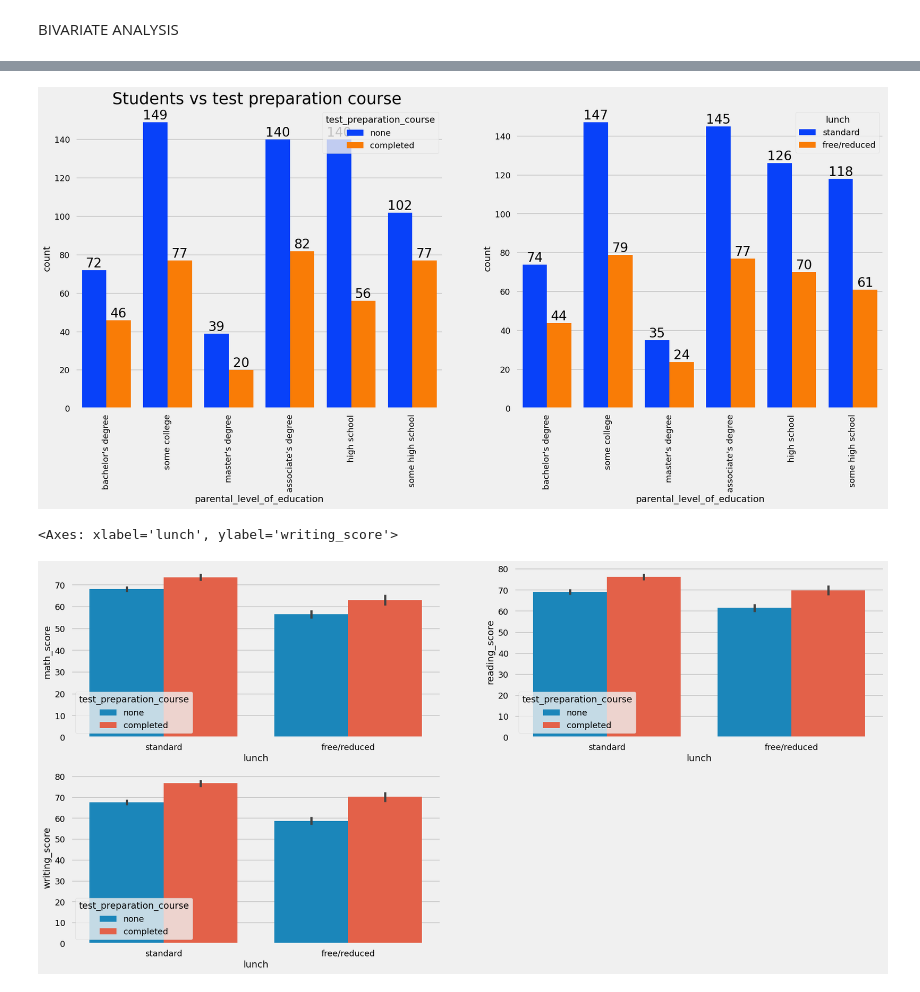
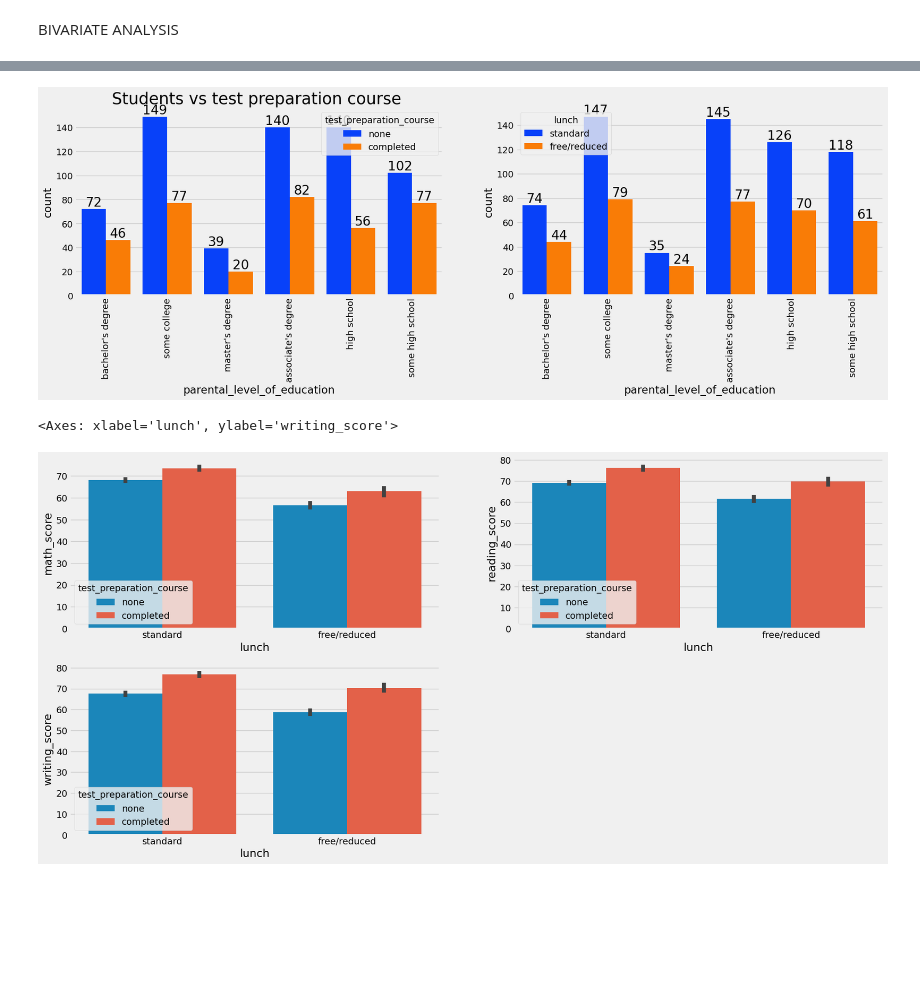
Before and after one commit to KadiyalaBabylavanya/ML-Project, a Jupyter notebook: notebook/EDA STUDENT PERFORMANCE.ipynb, the cells around one changed output, grey strips where cells are left out. Saved outputs shown, nothing was run; the diff lists cells and outputs as text; code cells hidden in the pictures; blank space fills up the shorter version.

```diff
--- a/notebook/EDA STUDENT PERFORMANCE.ipynb
+++ b/notebook/EDA STUDENT PERFORMANCE.ipynb
@@ -264,5 +264,5 @@ plt.show()
 # %%
-plt.rcParams['figure.figsize'] = (15, 9)
+plt.rcParams['figure.figsize'] = (10, 5)
 plt.style.use('fivethirtyeight')
 sns.countplot(df['parental_level_of_education'])
 plt.title('Comparison of Parental Education', fontweight = 30, fontsize = 20)
@@ -284,7 +284,7 @@ plt.show()
 BIVARIATE ANALYSIS
 # %%
 Group_data2=df.groupby('race_ethnicity')
-f,ax=plt.subplots(1,3,figsize=(20,8))
+f,ax=plt.subplots(1,3,figsize=(20,5))
 sns.barplot(x=Group_data2['math_score'].mean().index,y=Group_data2['math_score'].mean().values,palette = 'mako',ax=ax[0])
 ax[0].set_title('Math_score',color='#005ce6',size=20)
 
@@ -307,16 +307,16 @@ for container in ax[2].containers:
 # %%
-f,ax=plt.subplots(1,2,figsize=(20,8))
+f,ax=plt.subplots(1,2,figsize=(20,5))
 sns.countplot(x=df['parental_level_of_education'],data=df,palette = 'bright',hue='test_preparation_course',saturation=0.95,ax=ax[0])
 ax[0].set_title('Students vs test preparation course ',color='black',size=25)
 for container in ax[0].containers:
     ax[0].bar_label(container,color='black',size=20)
 ax[0].tick_params(axis='x', rotation=90)
 sns.countplot(x=df['parental_level_of_education'],data=df,palette = 'bright',hue='lunch',saturation=0.95,ax=ax[1])
 for container in ax[1].containers:
     ax[1].bar_label(container,color='black',size=20)
 ax[1].tick_params(axis='x', rotation=90)
 # %% [output]
-[figure, old version]
+[figure, new version]
 # %%
 plt.figure(figsize=(20,10))
 plt.subplot(2,2,1)
@@ -327,7 +327,7 @@ plt.subplot(2,2,3)
 sns.barplot (x=df['lunch'], y=df['writing_score'], hue=df['test_preparation_course'])
 # %% [output]
 <Axes: xlabel='lunch', ylabel='writing_score'>
-[figure, old version]
+[figure, new version]
 # %%
 plt.subplots(1,4,figsize=(16,5))
 plt.subplot(141)
```
Also changed, not shown: parts of 7 cells of this notebook, 9 other files.
